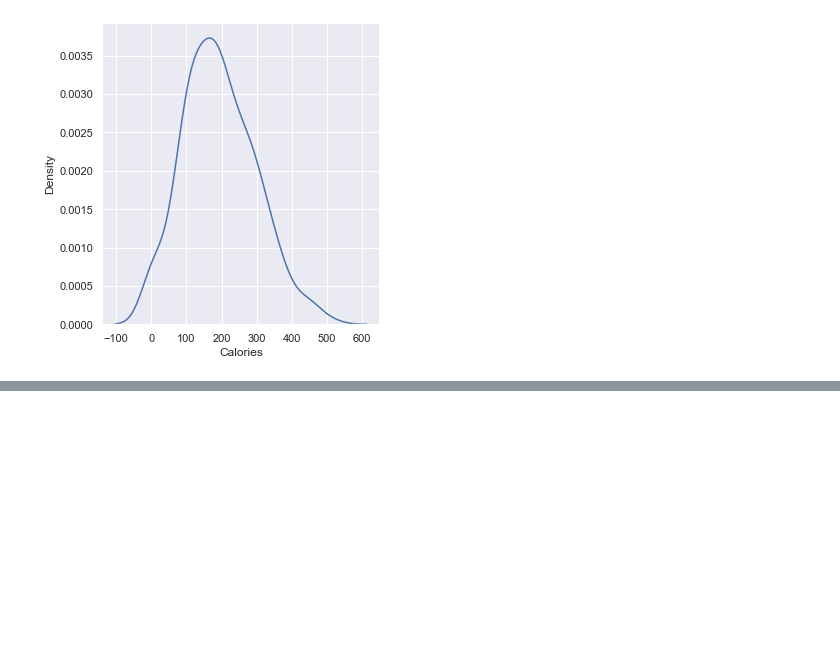
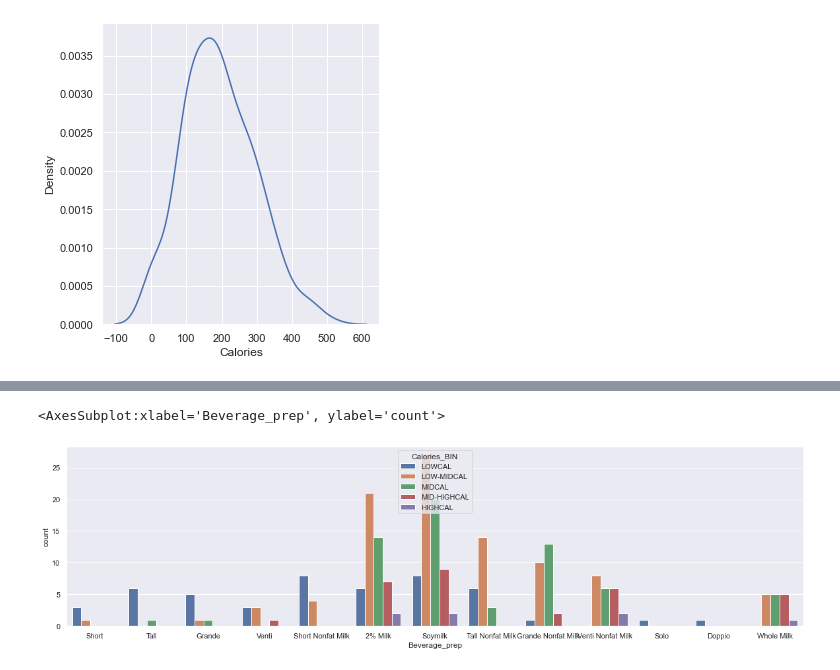
Before and after one commit to shivamyadav00/mdst_tutorials, a Jupyter notebook: tutorial2/Numpy and Pandas.ipynb, the cells around one changed output, grey strips where cells are left out. Drawn from its saved outputs; the diff is of its cells as text; code cells hidden in the pictures; blank space fills up the shorter version.

```diff
--- a/tutorial2/Numpy and Pandas.ipynb
+++ b/tutorial2/Numpy and Pandas.ipynb
@@ -877,0 +885,8 @@ sns.countplot(x = "Beverage_prep", data=starbucks, hue="Calories")
+# %%
+plt.figure(figsize=(20,5))
+starbucks['Calories_BIN'] = pd.cut(x = starbucks['Calories'], bins= [0, 100, 200, 300, 400, 600], labels= ['LOWCAL', 'LOW-MIDCAL', 'MIDCAL', 'MID-HIGHCAL', 'HIGHCAL'], include_lowest=True)
+starbucks_data = starbucks[['Beverage_prep', 'Calories_BIN']]
+sns.countplot(x = "Beverage_prep", hue = "Calories_BIN", data=starbucks_data)
+# %% [output]
+<AxesSubplot:xlabel='Beverage_prep', ylabel='count'>
+[figure, added]
```
Also changed, not shown: parts of 6 cells of this notebook.
